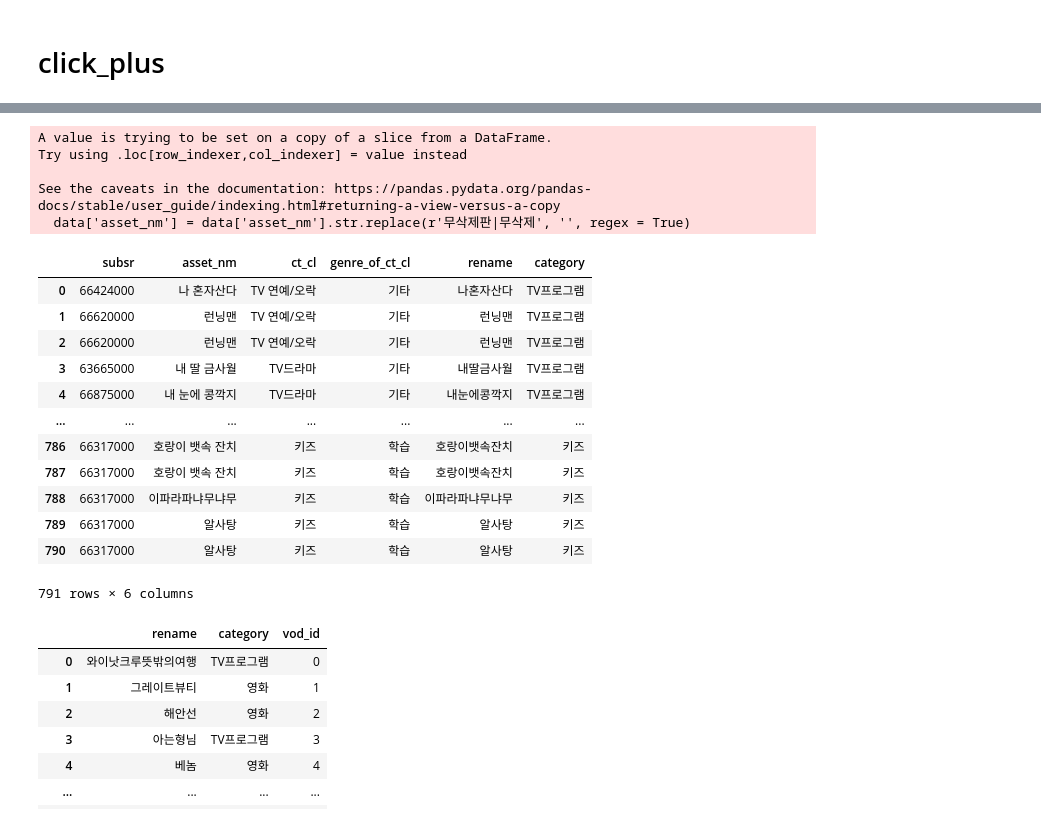
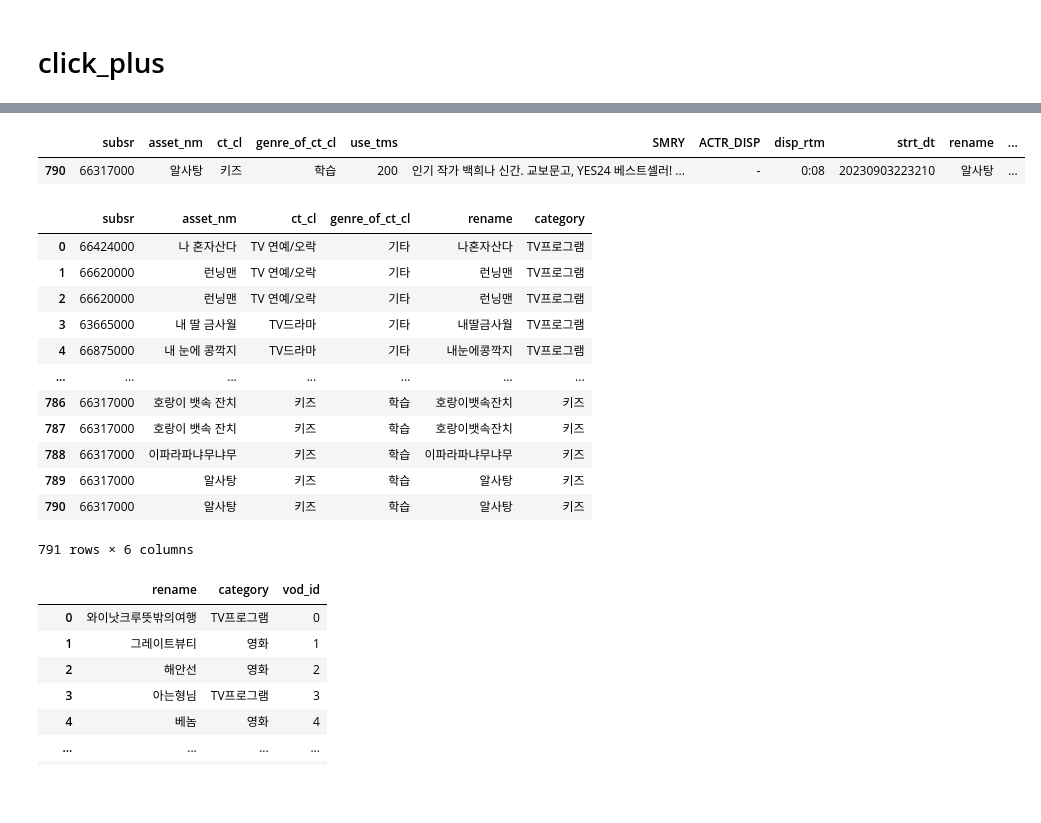
Before and after one commit to LGHV-team1/final-project, a Jupyter notebook: score/click & click_plus생성.ipynb, the cells around one changed output, grey strips where cells are left out. Cells and saved outputs as stored; diff of their text form; code cells hidden in the pictures; blank space fills up the shorter version.

```diff
--- a/score/click & click_plus생성.ipynb
+++ b/score/click & click_plus생성.ipynb
@@ -168,8 +153,8 @@ click.to_csv('click.csv', index=False, encoding='cp949')
 # %% [markdown]
 # click_plus
 # %%
-filtered = pd.read_csv('/content/drive/MyDrive/LG Hellovision VOD 추천 프로젝트/score/csv/filtered_rows.csv')
-filtered
+filtered = pd.read_csv('../data/전처리data/filtered_rows.csv')
+filtered.head(1)
 # %% [output]
 |  | subsr | asset_nm | ct_cl | genre_of_ct_cl | use_tms | SMRY | ACTR_DISP | disp_rtm | strt_dt |
 | 0 | 66424000 | (HD)나 혼자산다 505회(23/07/28) | TV 연예/오락 | 기타 | 1452 | 네가 알던 내가 아냐 편. 무지개 회원들의 반전 가득한 하루... | 전현무,기안84,박나래,키,코드쿤스트 | 1:32 | 20230831182001 |
@@ -187,6 +161,5 @@ filtered
 # %%
-data = filtered[['subsr', 'asset_nm', 'ct_cl', 'genre_of_ct_cl']]
-
+data = filtered.copy()
 # 무삭제 제거
 data['asset_nm'] = data['asset_nm'].str.replace(r'무삭제판|무삭제', '', regex = True)
 
@@ -196,57 +169,53 @@ data = data[~data['asset_nm'].str.contains(r'\(예고편\)|\(예고\)', regex=Tr
 # 예약구매, 사전구매 제거
 data = data[~data['asset_nm'].str.contains('예약구매|사전구매')]
 
 # 00회가 포함된 행은 런타임이 0또는 1이므로 제거
 data = data[~data['asset_nm'].str.contains(r'\b00회\b')]
 
 # 괄호와 그 안의 내용 제거
 data['asset_nm'] = data['asset_nm'].str.replace(r'\([^()]*\)', '', regex=True)
 data['asset_nm'] = data['asset_nm'].str.replace(r'\[[^\[\]]*\]', '', regex=True)
 data['asset_nm'] = data['asset_nm'].str.replace(r'\.\.\.', '', regex=True)
 data['asset_nm'] = data['asset_nm'].str.replace(r'\…', '', regex=True) # … 기호 제거
 data['asset_nm'] = data['asset_nm'].str.rstrip('.')
 data['asset_nm'] = data['asset_nm'].str.replace('-', " ")
 data['asset_nm'] = data['asset_nm'].str.strip()
 
 data['asset_nm'] = data['asset_nm'].str.replace(r'\d+회$', '', regex=True)
 data['asset_nm'] = data['asset_nm'].str.replace(r'\d+회\.', '', regex=True)
 data['asset_nm'] = data['asset_nm'].str.replace(r'\d+화$', '', regex=True)
 data['asset_nm'] = data['asset_nm'].str.strip()
 data['asset_nm'] = data['asset_nm'].str.rstrip('.')
 
 # 셋탑번호가 66056000인 것 삭제 - content 에서 이상치 아이디로 판별
 data = data[data['subsr'] != 66056000]
 
 data['rename'] = data['asset_nm'].copy()
-data['rename'] = data['rename'].str.replace(r'\d+회$', '', regex=True)
-data['rename'] = data['rename'].str.replace(r'\d+회\.', '', regex=True)
-data['rename'] = data['rename'].str.replace(r'\d+화$', '', regex=True)
-data['rename'] = data['rename'].str.strip()
-data['rename'] = data['rename'].str.rstrip('.')
 
 data['category'] = data['ct_cl'].apply(lambda x : x if x in ['영화', '키즈'] else 'TV프로그램')
 data['rename'] = data['rename'].apply(lambda x : x.replace(' ', '') if isinstance(x, str) else x)
 
-data
+data.tail(1)
 # %% [output]
-A value is trying to be set on a copy of a slice from a DataFrame.
-Try using .loc[row_indexer,col_indexer] = value instead
-
-See the caveats in the documentation: https://pandas.pydata.org/pandas-docs/stable/user_guide/indexing.html#returning-a-view-versus-a-copy
-  data['asset_nm'] = data['asset_nm'].str.replace(r'무삭제판|무삭제', '', regex = True)
-|  | subsr | asset_nm | ct_cl | genre_of_ct_cl | rename | category |
-| 0 | 66424000 | 나 혼자산다 | TV 연예/오락 | 기타 | 나혼자산다 | TV프로그램 |
-| 1 | 66620000 | 런닝맨 | TV 연예/오락 | 기타 | 런닝맨 | TV프로그램 |
-| 2 | 66620000 | 런닝맨 | TV 연예/오락 | 기타 | 런닝맨 | TV프로그램 |
-| 3 | 63665000 | 내 딸 금사월 | TV드라마 | 기타 | 내딸금사월 | TV프로그램 |
-| 4 | 66875000 | 내 눈에 콩깍지 | TV드라마 | 기타 | 내눈에콩깍지 | TV프로그램 |
-| ... | ... | ... | ... | ... | ... | ... |
-| 786 | 66317000 | 호랑이 뱃속 잔치 | 키즈 | 학습 | 호랑이뱃속잔치 | 키즈 |
-| 787 | 66317000 | 호랑이 뱃속 잔치 | 키즈 | 학습 | 호랑이뱃속잔치 | 키즈 |
-| 788 | 66317000 | 이파라파냐무냐무 | 키즈 | 학습 | 이파라파냐무냐무 | 키즈 |
-| 789 | 66317000 | 알사탕 | 키즈 | 학습 | 알사탕 | 키즈 |
-| 790 | 66317000 | 알사탕 | 키즈 | 학습 | 알사탕 | 키즈 |
+|  | subsr | asset_nm | ct_cl | genre_of_ct_cl | use_tms | SMRY | ACTR_DISP | disp_rtm | strt_dt | rename | ... |
+| 790 | 66317000 | 알사탕 | 키즈 | 학습 | 200 | 인기 작가 백희나 신간. 교보문고, YES24 베스트셀러! ... | - | 0:08 | 20230903223210 | 알사탕 | ... |
-791 rows × 6 columns
+# %%
+data = data[['subsr', 'asset_nm', 'ct_cl', 'genre_of_ct_cl', 'rename', 'category']]
+data
+# %% [output]
+|  | subsr | asset_nm | ct_cl | genre_of_ct_cl | rename | category |
+| 0 | 66424000 | 나 혼자산다 | TV 연예/오락 | 기타 | 나혼자산다 | TV프로그램 |
+| 1 | 66620000 | 런닝맨 | TV 연예/오락 | 기타 | 런닝맨 | TV프로그램 |
+| 2 | 66620000 | 런닝맨 | TV 연예/오락 | 기타 | 런닝맨 | TV프로그램 |
+| 3 | 63665000 | 내 딸 금사월 | TV드라마 | 기타 | 내딸금사월 | TV프로그램 |
+| 4 | 66875000 | 내 눈에 콩깍지 | TV드라마 | 기타 | 내눈에콩깍지 | TV프로그램 |
+| ... | ... | ... | ... | ... | ... | ... |
+| 786 | 66317000 | 호랑이 뱃속 잔치 | 키즈 | 학습 | 호랑이뱃속잔치 | 키즈 |
+| 787 | 66317000 | 호랑이 뱃속 잔치 | 키즈 | 학습 | 호랑이뱃속잔치 | 키즈 |
+| 788 | 66317000 | 이파라파냐무냐무 | 키즈 | 학습 | 이파라파냐무냐무 | 키즈 |
+| 789 | 66317000 | 알사탕 | 키즈 | 학습 | 알사탕 | 키즈 |
+| 790 | 66317000 | 알사탕 | 키즈 | 학습 | 알사탕 | 키즈 |
+791 rows × 6 columns
 # %%
 # id 병합
 id = vod_id[['rename', 'Category', 'vod_id']]
```
Also changed, not shown: parts of 19 cells of this notebook, 3 other files.
